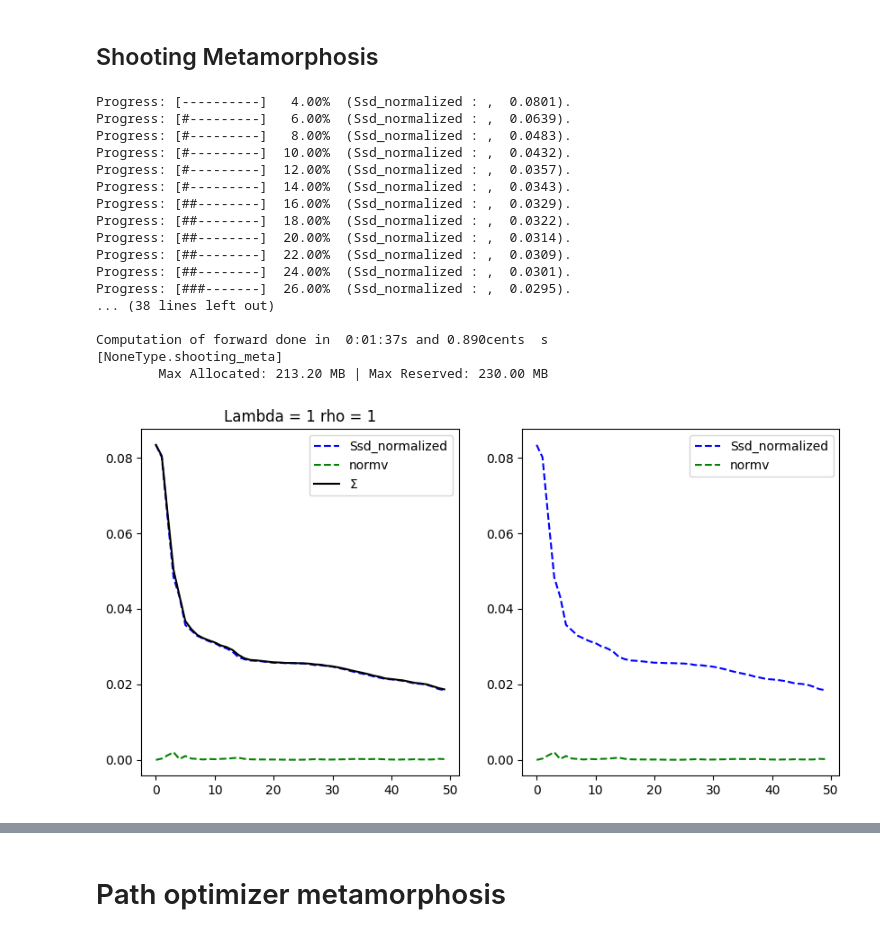
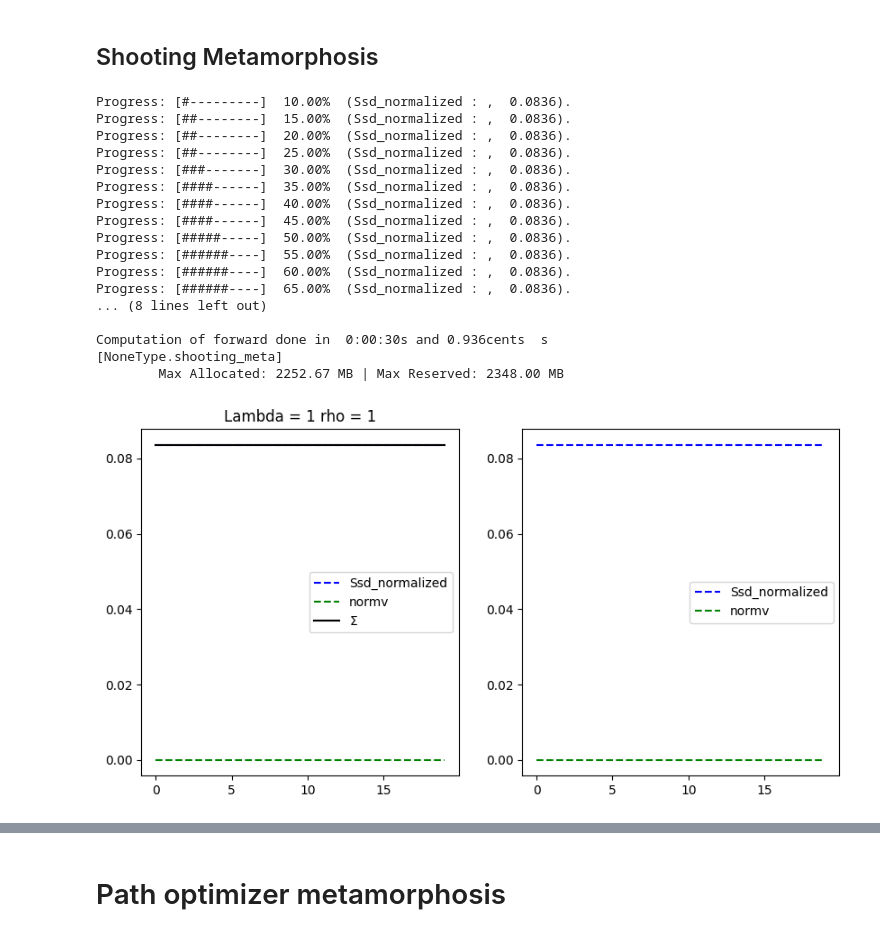
Before and after one commit to antonfrancois/Demeter_metamorphosis, a Jupyter notebook: draft/shooting_vs_pathoptim.ipynb, the cells around one changed output, grey strips where cells are left out. Cells and saved outputs as stored; diff of their text form; code cells hidden in the pictures.

```diff
--- a/draft/shooting_vs_pathoptim.ipynb
+++ b/draft/shooting_vs_pathoptim.ipynb
@@ -297,7 +297,7 @@ device = torch.device("cuda:0" if torch.cuda.is_available() else "cpu")
 size = (300,300)
 # source,target, name = experience_1(size,.1)
 # source,target, name = experience_2((200,400),.08)
-source,target, name = experience_3((200,200),.08)
+source,target, name = experience_3(size,.08)
 # source,target, name = experience_4(size)
 
 path_save = ROOT_DIRECTORY + f"/examples/results/simplex_result/{name}/"
@@ -323,7 +323,8 @@ data_cost = mt.Ssd_normalized(target)
 dx = tuple([1./(s-1) for s in source.shape[2:]])
 # dx = (1,1)
 print(dx)
-s=0.07
+# s=0.07
+s = 0.08
 sigma = (s,s)
 # sigma = (3,9)
 kernelOperator = rk.VolNormalizedGaussianRKHS(
@@ -353,16 +354,16 @@ data_cost = mt.Ssd_normalized(target)
 dx = tuple([1./(s-1) for s in source.shape[2:]])
 # dx = (1,1)
 print(dx)
-# s=0.03
+s=0.09
+sigma = (s,s)
+# s = 21
 # sigma = (s,s)
-s = 21
-sigma = (s,s)
 kernelOperator = rk.All_Scale_Anisotropic_Normalized_Gaussian_RKHS(
         sigma=sigma,
-        sigma_convention='pixel', # by passing 'continuous' we specify that sigma is continuous and compute sigma_pixel using dx
-        k = 4,
+        sigma_convention='continuous', # by passing 'continuous' we specify that sigma is continuous and compute sigma_pixel using dx
+        k = 1,
         dx=dx,
-        # kernel_size = [150,150]
+        # kernel_size = [200,200]
     )
 print(kernelOperator)
 
@@ -399,7 +400,7 @@ torch.Size([105, 105])
 # %%
 rho = 1
 dx_convention = 'pixel'
-integration_steps=20
+integration_steps=40
 n_iter=20
 grad_coef=2
 cost_cst=.1
@@ -413,55 +414,59 @@ DataCost  :(Ssd_normalized)
 # %%
 # "Normal" simplex metamorphosis
 # =============================================
-cost_cst=1  # On a besoin de beaucoup régulariser
-n_iter=50
+n_iter=20
+#  Avec VolNormalise
+cost_cst=30  # On a besoin de beaucoup régulariser
+# Avec As-ANG
+cost_cst=1  # ça marche comme ça
+
 # rho = .95   # pour tester avec metamorphoses par curiosité.
 
 # grad_coef=1 # Pour K AS-ANG
 
 source = source.to(device).contiguous()#.to(torch.double)
 target = target.to(device).contiguous()#.to(torch.double)
 #
 @monitor_gpu
 def shooting_meta():
     momentum_ini = torch.zeros_like(source)
     # momentum_ini = mr_shooting.to_analyse[0].to('cuda')
     momentum_ini.requires_grad = True
     ic.disable()
     mr_shooting = mt.simplex_metamorphosis(source.clone(),target.clone(),momentum_ini,kernelOperator,rho,
             integration_steps= integration_steps,
            n_iter=n_iter,
            grad_coef=grad_coef,
            cost_cst=cost_cst,
            data_term =data_cost ,
            dx_convention=dx_convention,
-        ham = True,
+        ham = False,
         lbfgs_history_size=lbfgs_history,
         )
     return mr_shooting
 
 mr_shooting = shooting_meta()
 fig_cost,_ =mr_shooting.plot_cost()
 plt.show()
 # %% [output]
-Progress: [----------]   4.00%  (Ssd_normalized : ,  0.0801).
-Progress: [#---------]   6.00%  (Ssd_normalized : ,  0.0639).
-Progress: [#---------]   8.00%  (Ssd_normalized : ,  0.0483).
-Progress: [#---------]  10.00%  (Ssd_normalized : ,  0.0432).
-Progress: [#---------]  12.00%  (Ssd_normalized : ,  0.0357).
-Progress: [#---------]  14.00%  (Ssd_normalized : ,  0.0343).
-Progress: [##--------]  16.00%  (Ssd_normalized : ,  0.0329).
-Progress: [##--------]  18.00%  (Ssd_normalized : ,  0.0322).
-Progress: [##--------]  20.00%  (Ssd_normalized : ,  0.0314).
-Progress: [##--------]  22.00%  (Ssd_normalized : ,  0.0309).
-Progress: [##--------]  24.00%  (Ssd_normalized : ,  0.0301).
-Progress: [###-------]  26.00%  (Ssd_normalized : ,  0.0295).
-... (38 lines left out)
+Progress: [#---------]  10.00%  (Ssd_normalized : ,  0.0836).
+Progress: [##--------]  15.00%  (Ssd_normalized : ,  0.0836).
+Progress: [##--------]  20.00%  (Ssd_normalized : ,  0.0836).
+Progress: [##--------]  25.00%  (Ssd_normalized : ,  0.0836).
+Progress: [###-------]  30.00%  (Ssd_normalized : ,  0.0836).
+Progress: [####------]  35.00%  (Ssd_normalized : ,  0.0836).
+Progress: [####------]  40.00%  (Ssd_normalized : ,  0.0836).
+Progress: [####------]  45.00%  (Ssd_normalized : ,  0.0836).
+Progress: [#####-----]  50.00%  (Ssd_normalized : ,  0.0836).
+Progress: [######----]  55.00%  (Ssd_normalized : ,  0.0836).
+Progress: [######----]  60.00%  (Ssd_normalized : ,  0.0836).
+Progress: [######----]  65.00%  (Ssd_normalized : ,  0.0836).
+... (8 lines left out)
 
-Computation of forward done in  0:01:37s and 0.890cents  s
+Computation of forward done in  0:00:30s and 0.936cents  s
 [NoneType.shooting_meta]
-        Max Allocated: 213.20 MB | Max Reserved: 230.00 MB
+        Max Allocated: 2252.67 MB | Max Reserved: 2348.00 MB
-[figure, old version]
+[figure, new version]
 # %%
 ic.enable()
 mr_shooting.to_device('cpu')
```
Also changed, not shown: parts of 8 cells of this notebook.
